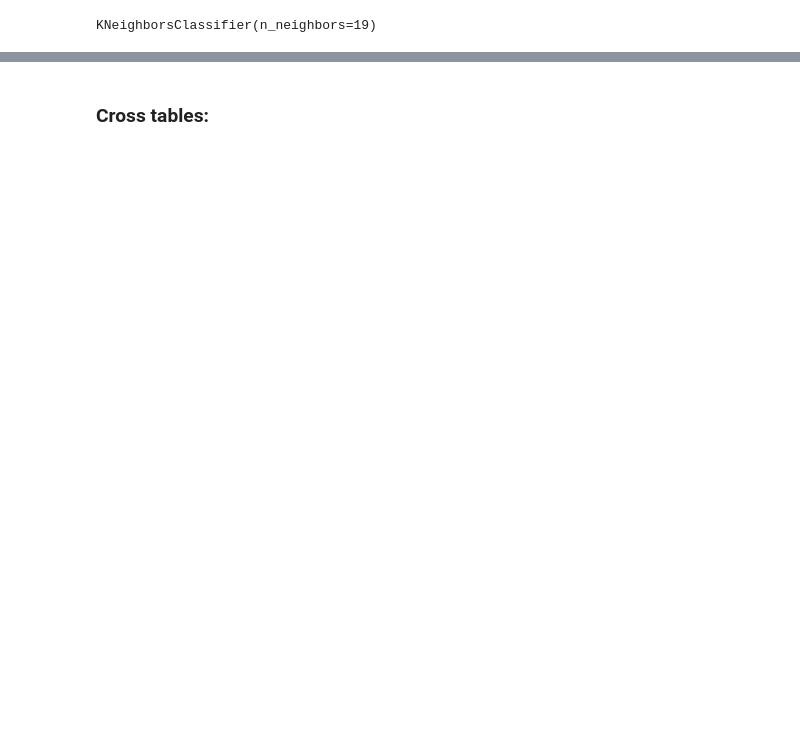
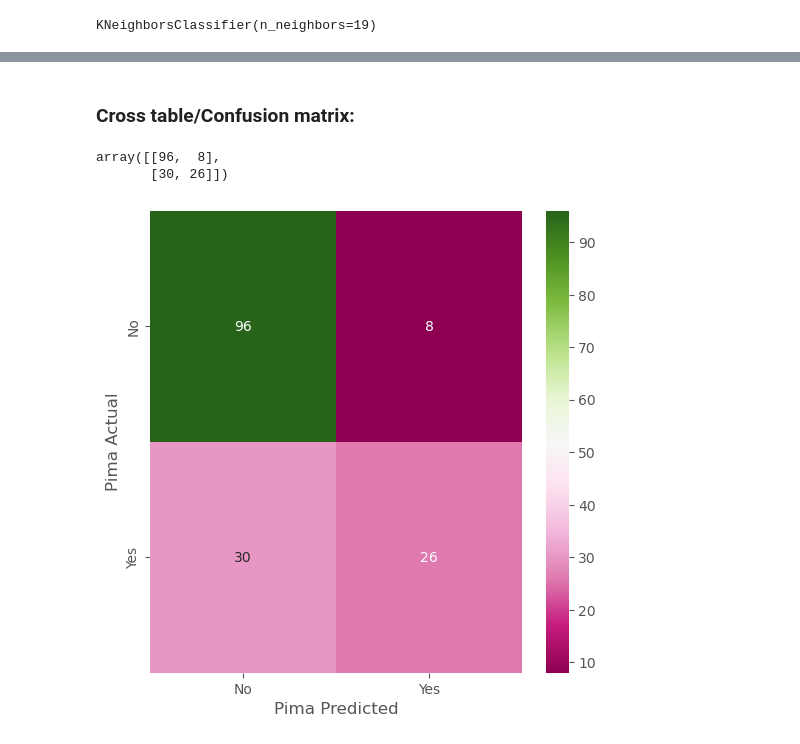
Before and after one commit to fcamadi/masterMLpython, a Jupyter notebook: Tema03/Tema3_Ejercicio.ipynb, the cells around one changed output, grey strips where cells are left out. Cells and saved outputs as stored; diff of their text form; code cells hidden in the pictures; blank space fills up the shorter version.

Commit message:
Add metrics and confusion matrix

```diff
--- a/Tema03/Tema3_Ejercicio.ipynb
+++ b/Tema03/Tema3_Ejercicio.ipynb
@@ -120,7 +134,3 @@ Crear los conjuntos:
 # %%
-# Split the data into features (X) and target (y)
-X = pimadf_norm
-y = pimadf_target
-
 # Split the data into training and test sets
-X_train, X_test, y_train, y_test = train_test_split(X, y, test_size=0.3)
+x_train, x_test, y_train, y_test = train_test_split(pimadf_norm, pimadf_target, test_size=0.3)
@@ -129,8 +146,8 @@ Llamar a la función KNeighborsClassifier
 # %%
 knn = KNeighborsClassifier(n_neighbors=19)
-knn.fit(X_train, y_train)
+knn.fit(x_train, y_train)
 # %% [output]
 KNeighborsClassifier(n_neighbors=19)
 # %%
-y_pred = knn.predict(X_test)
+predictions_knn = knn.predict(x_test)
 # %%
@@ -141,2 +170,17 @@ Accuracy: 0.79375
 # %% [markdown]
-### Cross tables:
+### Cross table/Confusion matrix:
+# %%
+conf_matrix = confusion_matrix(y_test, predictions_knn, labels=[0,1])
+conf_matrix
+# %% [output]
+array([[96,  8],
+       [30, 26]])
+# %%
+# Plot the confusion matrix using seaborn
+plt.figure(figsize=(6, 6))
+sb.heatmap(conf_matrix, annot=True, fmt='g', cmap='PiYG', xticklabels=['No', 'Yes'], yticklabels=['No', 'Yes'])
+plt.xlabel('Pima Predicted', fontsize=12)
+plt.ylabel('Pima Actual', fontsize=12)
+plt.show()
+# %% [output]
+[figure, added]
```
Also changed, not shown: parts of 19 cells of this notebook.
